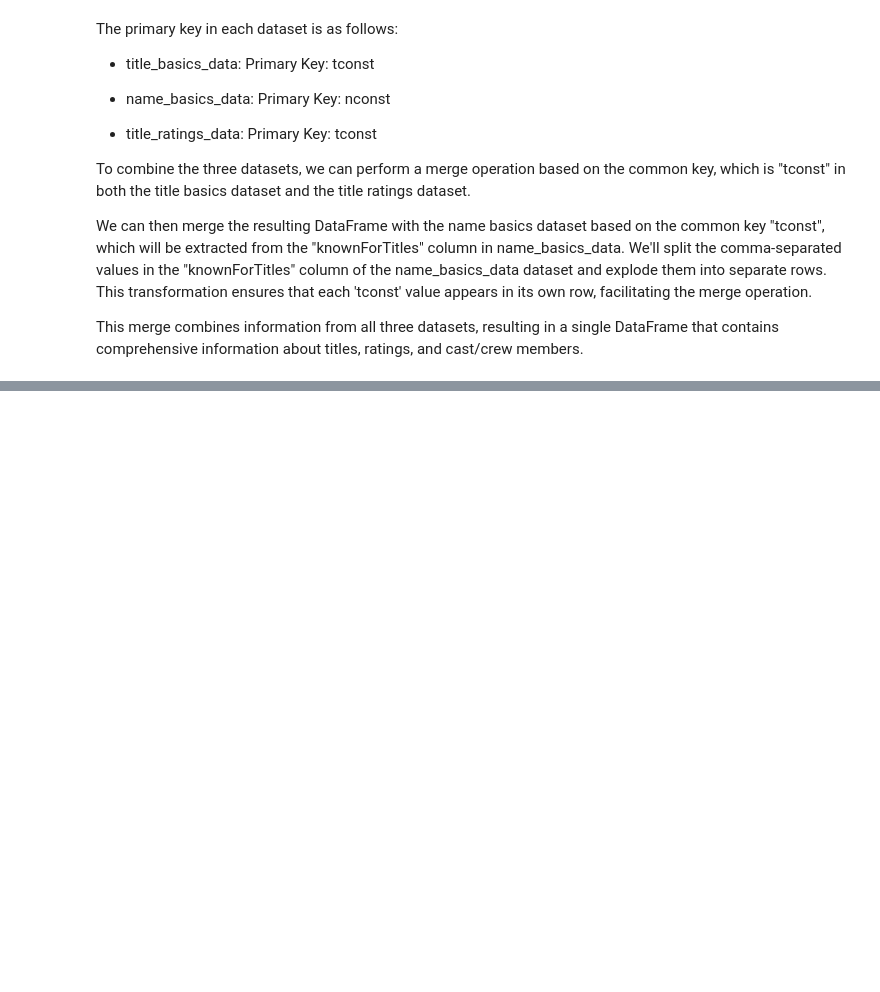
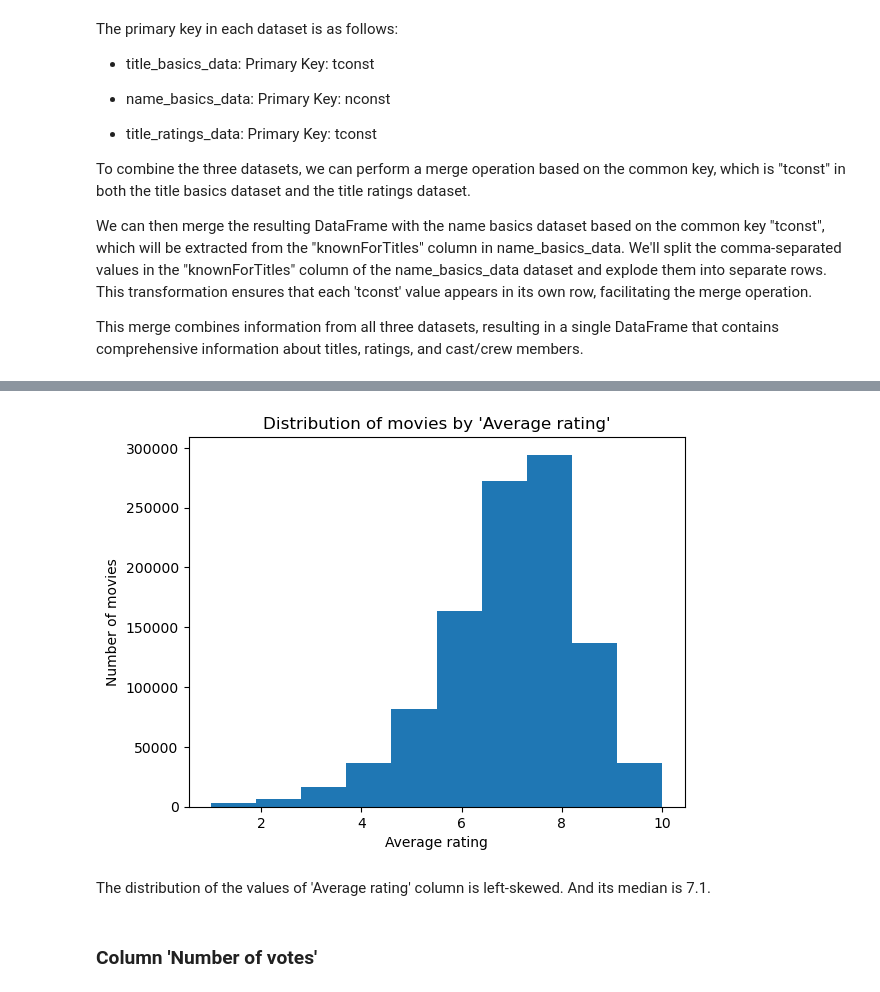
Before and after one commit to thaong1412/IMDB_Project, a Jupyter notebook: CPSC_4800_IMDB_Project.ipynb, the cells around one changed output, grey strips where cells are left out. Drawn from its saved outputs; the diff is of its cells as text; code cells hidden in the pictures; blank space fills up the shorter version.

```diff
--- a/CPSC_4800_IMDB_Project.ipynb
+++ b/CPSC_4800_IMDB_Project.ipynb
@@ -187,0 +261,9 @@ This merge combines information from all three datasets, resulting in a single D
+# %%
+imdb_data['title_ratings_data']['averageRating'].plot(kind= 'hist',xlabel= 'Average rating', ylabel = 'Number of movies', title = "Distribution of movies by 'Average rating'")
+plt.show()
+# %% [output]
+[figure, added]
+# %% [markdown]
+The distribution of the values of 'Average rating' column is left-skewed. And its median is 7.1.
+# %% [markdown]
+### Column 'Number of votes'
```
Also changed, not shown: parts of 41 cells of this notebook.
